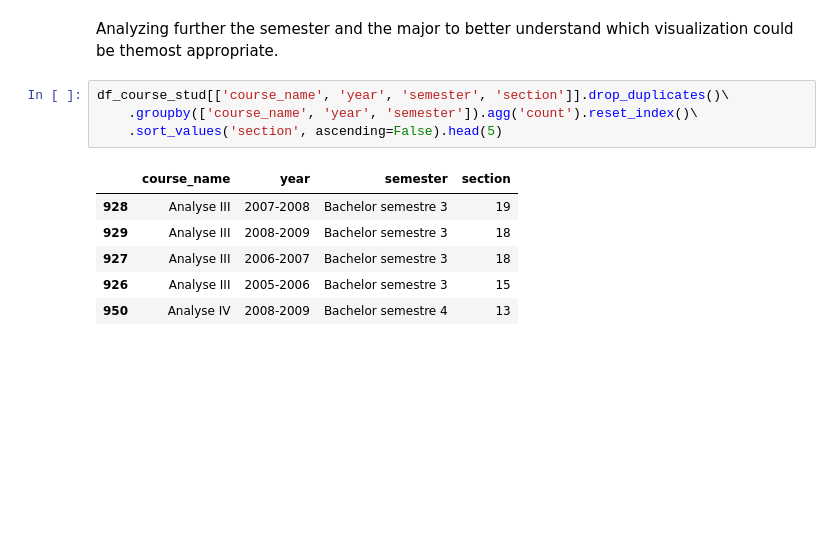
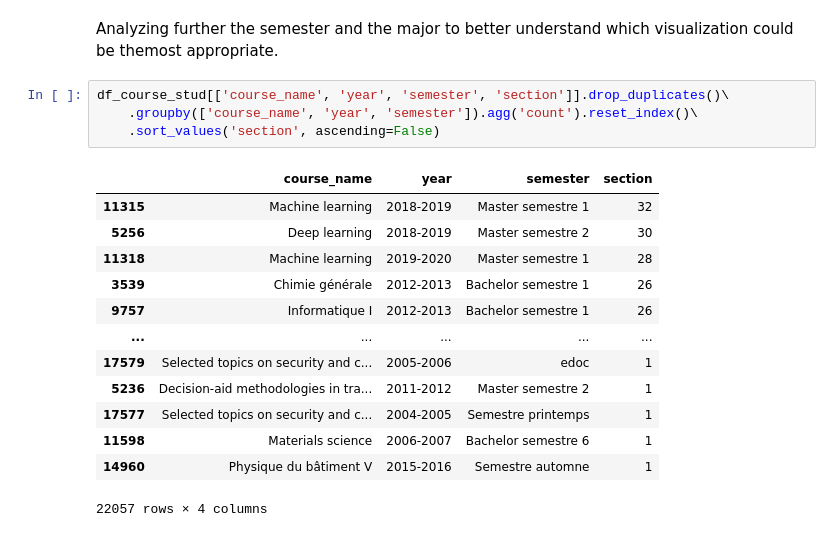
Before and after one commit to com-480-data-visualization/com-480-project-xiaozu, a Jupyter notebook: src/data-analysis/stats_plot.ipynb, the cells around one changed output. Drawn from its saved outputs; the diff is of its cells as text; blank space fills up the shorter version.

```diff
--- a/src/data-analysis/stats_plot.ipynb
+++ b/src/data-analysis/stats_plot.ipynb
@@ -113,11 +113,18 @@ Analyzing further the semester and the major to better understand which visualiz
 # %%
 df_course_stud[['course_name', 'year', 'semester', 'section']].drop_duplicates()\
     .groupby(['course_name', 'year', 'semester']).agg('count').reset_index()\
-    .sort_values('section', ascending=False).head(5)
+    .sort_values('section', ascending=False)
 # %% [output]
 |  | course_name | year | semester | section |
-| 928 | Analyse III | 2007-2008 | Bachelor semestre 3 | 19 |
-| 929 | Analyse III | 2008-2009 | Bachelor semestre 3 | 18 |
-| 927 | Analyse III | 2006-2007 | Bachelor semestre 3 | 18 |
-| 926 | Analyse III | 2005-2006 | Bachelor semestre 3 | 15 |
-| 950 | Analyse IV | 2008-2009 | Bachelor semestre 4 | 13 |
+| 11315 | Machine learning | 2018-2019 | Master semestre 1 | 32 |
+| 5256 | Deep learning | 2018-2019 | Master semestre 2 | 30 |
+| 11318 | Machine learning | 2019-2020 | Master semestre 1 | 28 |
+| 3539 | Chimie générale | 2012-2013 | Bachelor semestre 1 | 26 |
+| 9757 | Informatique I | 2012-2013 | Bachelor semestre 1 | 26 |
+| ... | ... | ... | ... | ... |
+| 17579 | Selected topics on security and c... | 2005-2006 | edoc | 1 |
+| 5236 | Decision-aid methodologies in tra... | 2011-2012 | Master semestre 2 | 1 |
+| 17577 | Selected topics on security and c... | 2004-2005 | Semestre printemps | 1 |
+| 11598 | Materials science | 2006-2007 | Bachelor semestre 6 | 1 |
+| 14960 | Physique du bâtiment V | 2015-2016 | Semestre automne | 1 |
+22057 rows × 4 columns
```
Also changed, not shown: parts of 4 cells of this notebook, 4 other files.
